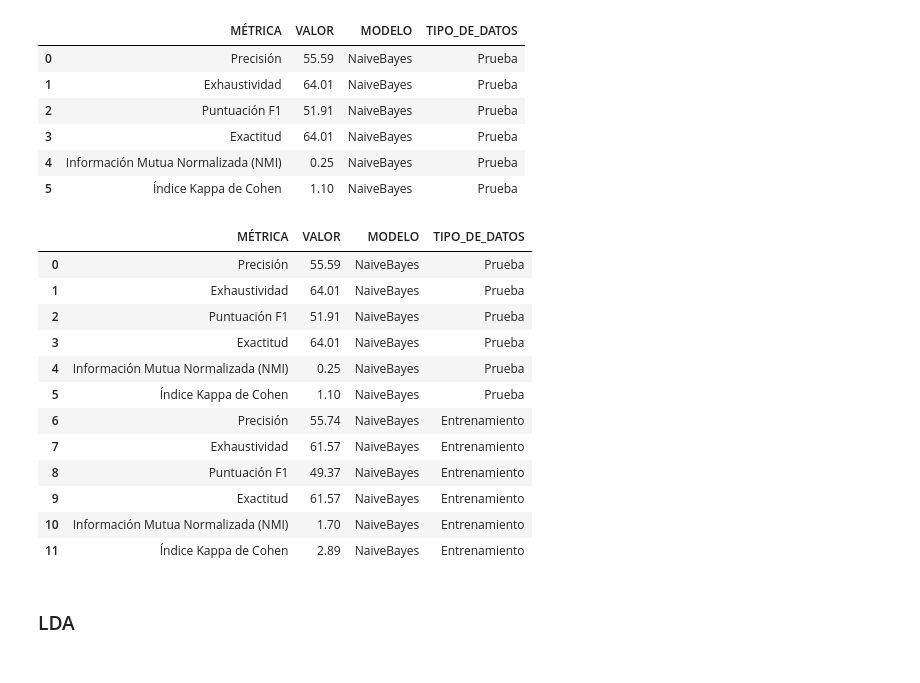
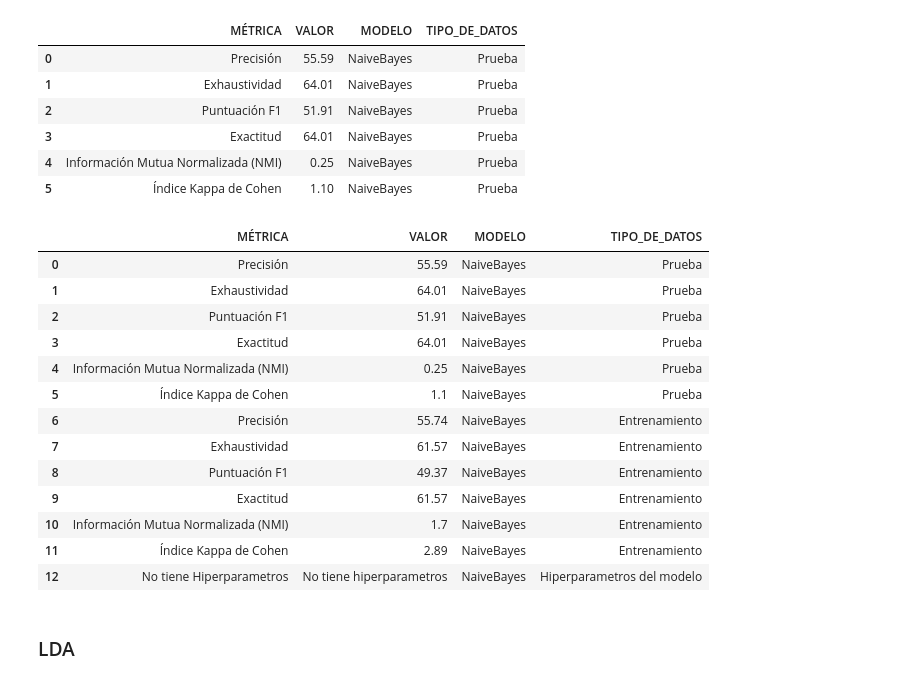
Before and after one commit to CamiloeSotoS/UNIVERSIDAD-DISTRITAL-PROYECTO, a Jupyter notebook: MÓDULO ANALÍTICA PREDICTIVA/MÓDULO_ANALITICA_MODELOS_CLASIFICACION_DEF.ipynb, the cells around one changed output. Saved outputs shown, nothing was run; the diff lists cells and outputs as text; code cells hidden in the pictures.

```diff
--- a/MÓDULO ANALÍTICA PREDICTIVA/MÓDULO_ANALITICA_MODELOS_CLASIFICACION_DEF.ipynb
+++ b/MÓDULO ANALÍTICA PREDICTIVA/MÓDULO_ANALITICA_MODELOS_CLASIFICACION_DEF.ipynb
@@ -1021,23 +1029,32 @@ Información Mutua Normalizada (NMI): 0.25
 | 3 | Exactitud | 64.01 | NaiveBayes | Prueba |
 | 4 | Información Mutua Normalizada (NMI) | 0.25 | NaiveBayes | Prueba |
 | 5 | Índice Kappa de Cohen | 1.10 | NaiveBayes | Prueba |
+# %%
+cadena_hiperparametros_gaussian = 'No tiene hiperparametros'
+df_hiperparametros_gaussian = pd.DataFrame({
+    'MÉTRICA': ['No tiene Hiperparametros'],
+    'VALOR': [cadena_hiperparametros_gaussian],
+    'MODELO': ['NaiveBayes'],
+    'TIPO_DE_DATOS': ['Hiperparametros del modelo']
+})
 # %%
-resultados_df_gaussian = pd.concat([resultados_df_gaussian_prueba,resultados_df_gaussian_entrenamiento], ignore_index=True)
+resultados_df_gaussian = pd.concat([resultados_df_gaussian_prueba,resultados_df_gaussian_entrenamiento,df_hiperparametros_gaussian], ignore_index=True)
 resultados_df_gaussian
 # %% [output]
 |  | MÉTRICA | VALOR | MODELO | TIPO_DE_DATOS |
 | 0 | Precisión | 55.59 | NaiveBayes | Prueba |
 | 1 | Exhaustividad | 64.01 | NaiveBayes | Prueba |
 | 2 | Puntuación F1 | 51.91 | NaiveBayes | Prueba |
 | 3 | Exactitud | 64.01 | NaiveBayes | Prueba |
 | 4 | Información Mutua Normalizada (NMI) | 0.25 | NaiveBayes | Prueba |
-| 5 | Índice Kappa de Cohen | 1.10 | NaiveBayes | Prueba |
+| 5 | Índice Kappa de Cohen | 1.1 | NaiveBayes | Prueba |
 | 6 | Precisión | 55.74 | NaiveBayes | Entrenamiento |
 | 7 | Exhaustividad | 61.57 | NaiveBayes | Entrenamiento |
 | 8 | Puntuación F1 | 49.37 | NaiveBayes | Entrenamiento |
 | 9 | Exactitud | 61.57 | NaiveBayes | Entrenamiento |
-| 10 | Información Mutua Normalizada (NMI) | 1.70 | NaiveBayes | Entrenamiento |
+| 10 | Información Mutua Normalizada (NMI) | 1.7 | NaiveBayes | Entrenamiento |
 | 11 | Índice Kappa de Cohen | 2.89 | NaiveBayes | Entrenamiento |
+| 12 | No tiene Hiperparametros | No tiene hiperparametros | NaiveBayes | Hiperparametros del modelo |
 # %% [markdown]
 ### LDA
 # %%
```
Also changed, not shown: parts of 66 cells of this notebook.
